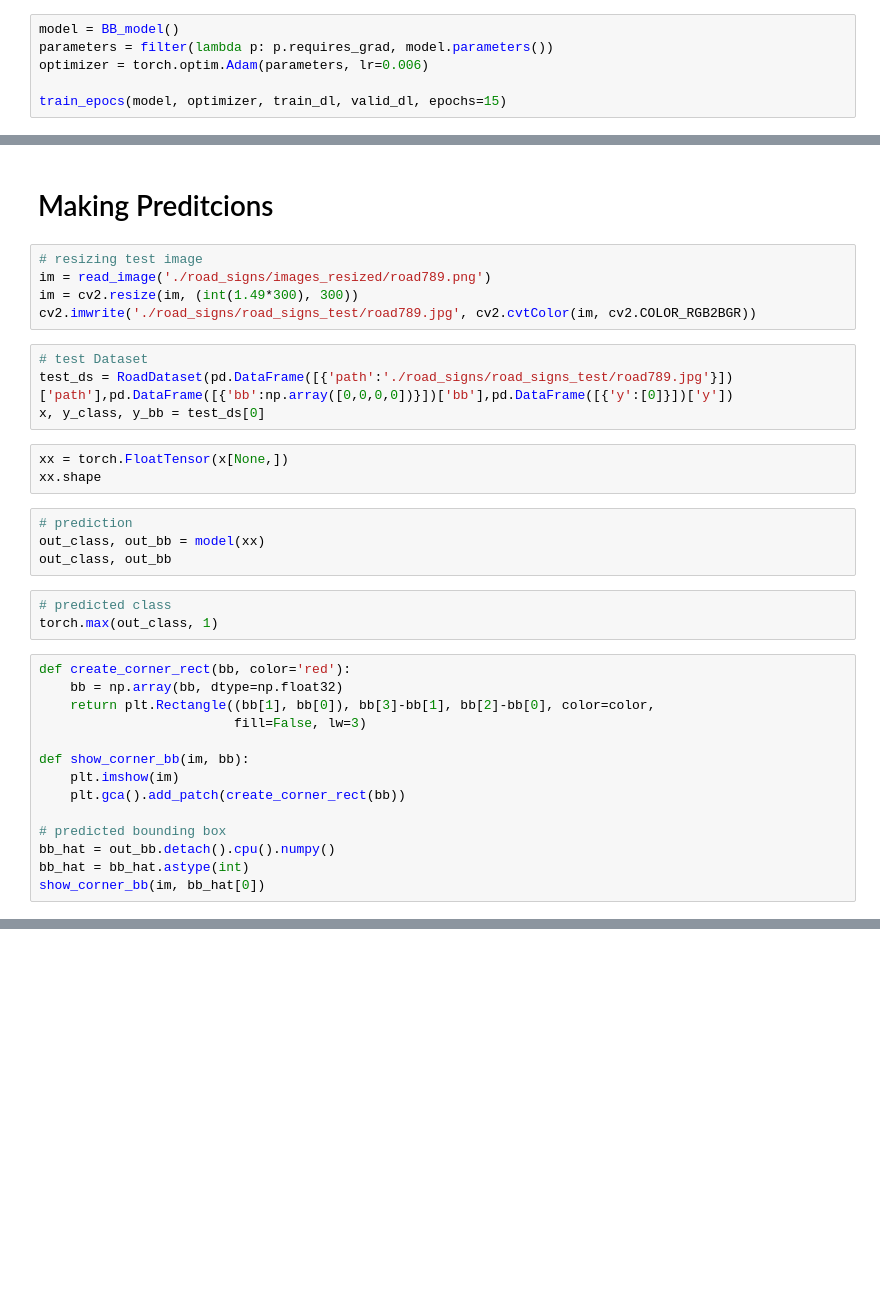
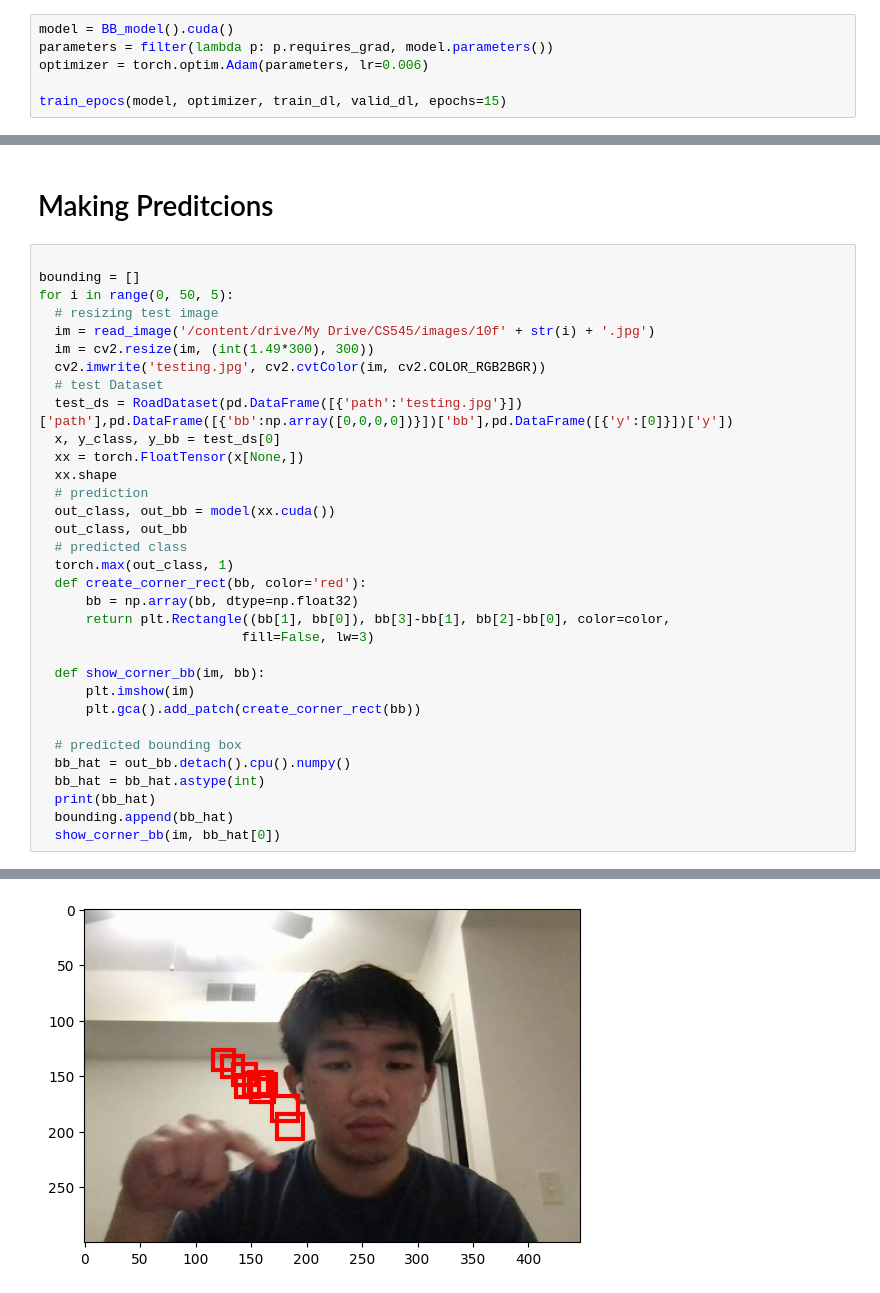
Before and after one commit to josephjkuang/GIES, a Jupyter notebook: Bounding.ipynb, the cells around one changed output, grey strips where cells are left out. Saved outputs shown, nothing was run; the diff lists cells and outputs as text; blank space fills up the shorter version.

```diff
--- a/Bounding.ipynb
+++ b/Bounding.ipynb
@@ -267,7 +374,7 @@ def val_metrics(model, valid_dl, C=1000):
         total += batch
     return sum_loss/total, correct/total
 # %%
-model = BB_model()
+model = BB_model().cuda()
 parameters = filter(lambda p: p.requires_grad, model.parameters())
 optimizer = torch.optim.Adam(parameters, lr=0.006)
 
@@ -278,35 +414,36 @@ train_epocs(model, optimizer, train_dl, valid_dl, epochs=10)
 # %% [markdown]
 # Making Preditcions
-# %%
-# resizing test image
-im = read_image('./road_signs/images_resized/road789.png')
-im = cv2.resize(im, (int(1.49*300), 300))
-cv2.imwrite('./road_signs/road_signs_test/road789.jpg', cv2.cvtColor(im, cv2.COLOR_RGB2BGR))
-# %%
-# test Dataset
-test_ds = RoadDataset(pd.DataFrame([{'path':'./road_signs/road_signs_test/road789.jpg'}])['path'],pd.DataFrame([{'bb':np.array([0,0,0,0])}])['bb'],pd.DataFrame([{'y':[0]}])['y'])
-x, y_class, y_bb = test_ds[0]
-# %%
-xx = torch.FloatTensor(x[None,])
-xx.shape
-# %%
-# prediction
-out_class, out_bb = model(xx)
-out_class, out_bb
-# %%
-# predicted class
-torch.max(out_class, 1)
 # %%
-def create_corner_rect(bb, color='red'):
-    bb = np.array(bb, dtype=np.float32)
-    return plt.Rectangle((bb[1], bb[0]), bb[3]-bb[1], bb[2]-bb[0], color=color,
-                         fill=False, lw=3)
 
-def show_corner_bb(im, bb):
-    plt.imshow(im)
-    plt.gca().add_patch(create_corner_rect(bb))
+bounding = []
+for i in range(0, 50, 5):
+  # resizing test image
+  im = read_image('/content/drive/My Drive/CS545/images/10f' + str(i) + '.jpg')
+  im = cv2.resize(im, (int(1.49*300), 300))
+  cv2.imwrite('testing.jpg', cv2.cvtColor(im, cv2.COLOR_RGB2BGR))
+  # test Dataset
+  test_ds = RoadDataset(pd.DataFrame([{'path':'testing.jpg'}])['path'],pd.DataFrame([{'bb':np.array([0,0,0,0])}])['bb'],pd.DataFrame([{'y':[0]}])['y'])
+  x, y_class, y_bb = test_ds[0]
+  xx = torch.FloatTensor(x[None,])
+  xx.shape
+  # prediction
+  out_class, out_bb = model(xx.cuda())
+  out_class, out_bb
+  # predicted class
+  torch.max(out_class, 1)
+  def create_corner_rect(bb, color='red'):
+      bb = np.array(bb, dtype=np.float32)
+      return plt.Rectangle((bb[1], bb[0]), bb[3]-bb[1], bb[2]-bb[0], color=color,
+                          fill=False, lw=3)
 
-# predicted bounding box
-bb_hat = out_bb.detach().cpu().numpy()
-bb_hat = bb_hat.astype(int)
-show_corner_bb(im, bb_hat[0])
+  def show_corner_bb(im, bb):
+      plt.imshow(im)
+      plt.gca().add_patch(create_corner_rect(bb))
+
+  # predicted bounding box
+  bb_hat = out_bb.detach().cpu().numpy()
+  bb_hat = bb_hat.astype(int)
+  print(bb_hat)
+  bounding.append(bb_hat)
+  show_corner_bb(im, bb_hat[0])
+# %% [output]
@@ -312,0 +460 @@ show_corner_bb(im, bb_hat[0])
+[figure, added]
```
Also changed, not shown: parts of 23 cells of this notebook, 1 other file.
